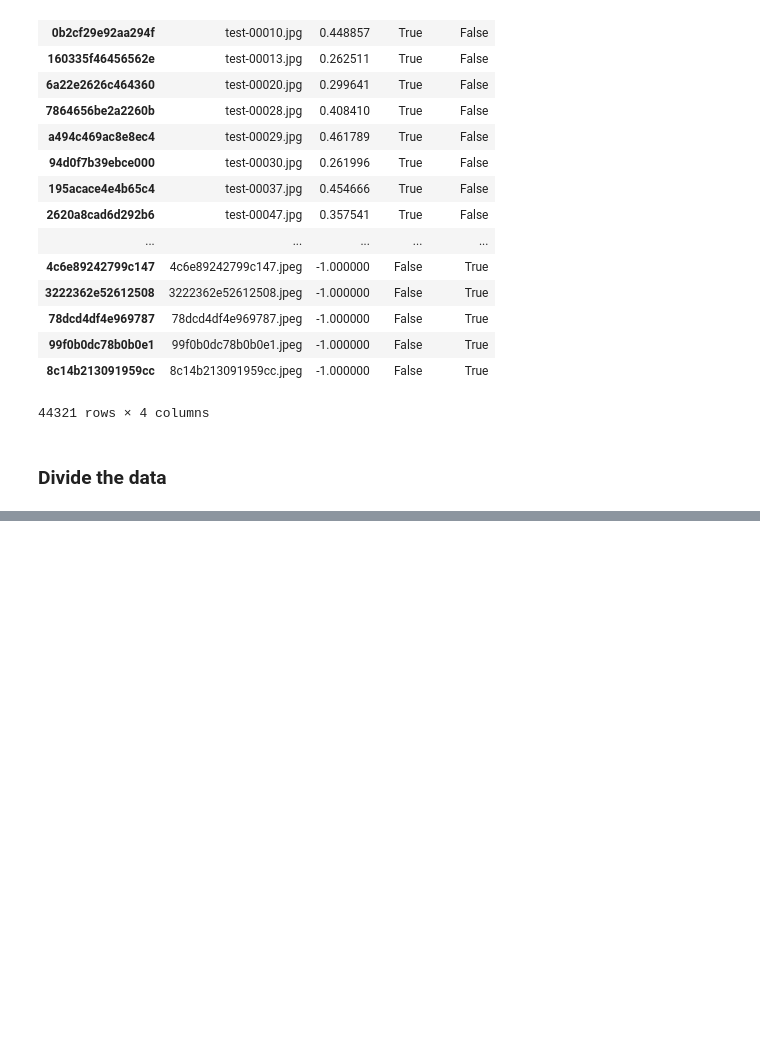
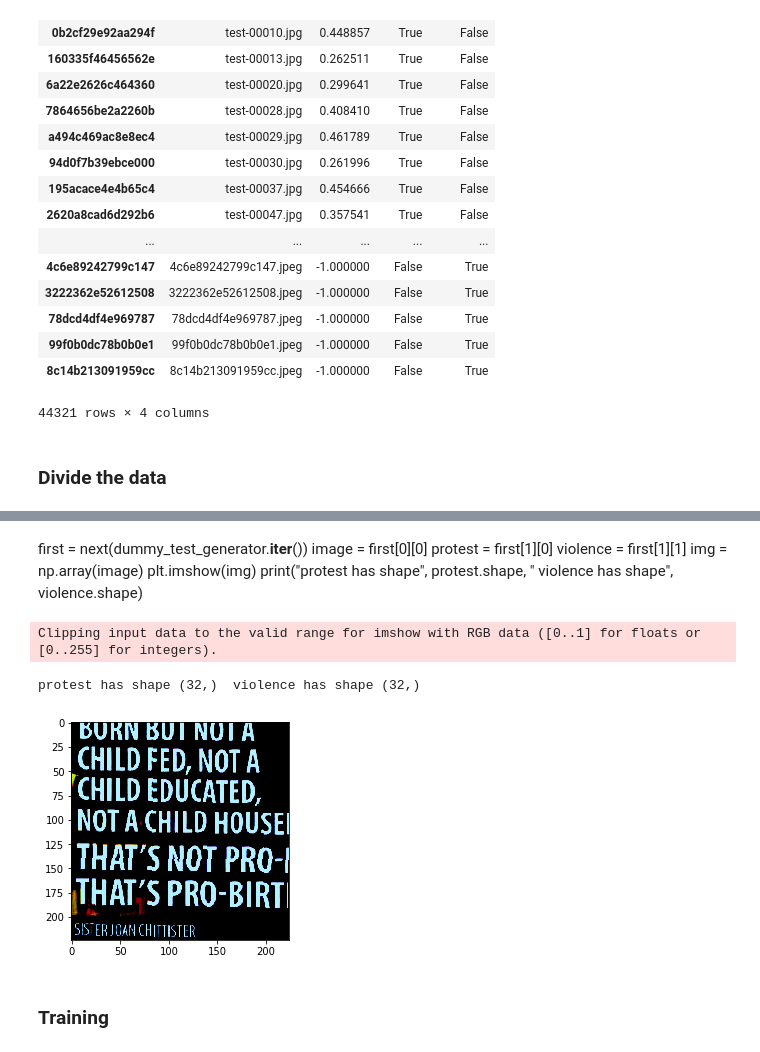
Before and after one commit to kalkun/Thesis, a Jupyter notebook: analysis/UCLA_model_without_visual_in_combined_dataset.ipynb, the cells around one changed output, grey strips where cells are left out. Saved outputs shown, nothing was run; the diff lists cells and outputs as text; code cells hidden in the pictures; blank space fills up the shorter version.

```diff
--- a/analysis/UCLA_model_without_visual_in_combined_dataset.ipynb
+++ b/analysis/UCLA_model_without_visual_in_combined_dataset.ipynb
@@ -186,0 +227,40 @@ batch_size = 32
+# %%
+batch_size = 32
+# %%
+
+dummy_test_generator = au.ResizeSequence(
+    train_df[np.random.randint(100):np.random.randint(100, 200)],
+    batch_size,
+    targets = ['protest', 'violence'],
+    transforms = [
+        transforms.randomResizedCrop,
+        transforms.randomRotation,
+        transforms.randomHorizontalFlip,
+        transforms.colorJitter,
+        transforms.normalizeMinMax,
+        transforms.lighting,
+        transforms.normalizeStandardScore
+    ]
+)
+# %% [markdown]
+first = next(dummy_test_generator.__iter__())
+image = first[0][0]
+protest = first[1][0]
+violence = first[1][1]
+img = np.array(image)
+plt.imshow(img)
+print("protest has shape", protest.shape, " violence has shape", violence.shape)
+# %%
+first = next(dummy_test_generator.__iter__())
+image = first[0][0]
+protest = first[1][0]
+violence = first[1][1]
+img = np.array(image)
+plt.imshow(img)
+print("protest has shape", protest.shape, " violence has shape", violence.shape)
+# %% [output]
+Clipping input data to the valid range for imshow with RGB data ([0..1] for floats or [0..255] for integers).
+protest has shape (32,)  violence has shape (32,)
+[figure, added]
+# %% [markdown]
+### Training
```
Also changed, not shown: parts of 17 cells of this notebook.
